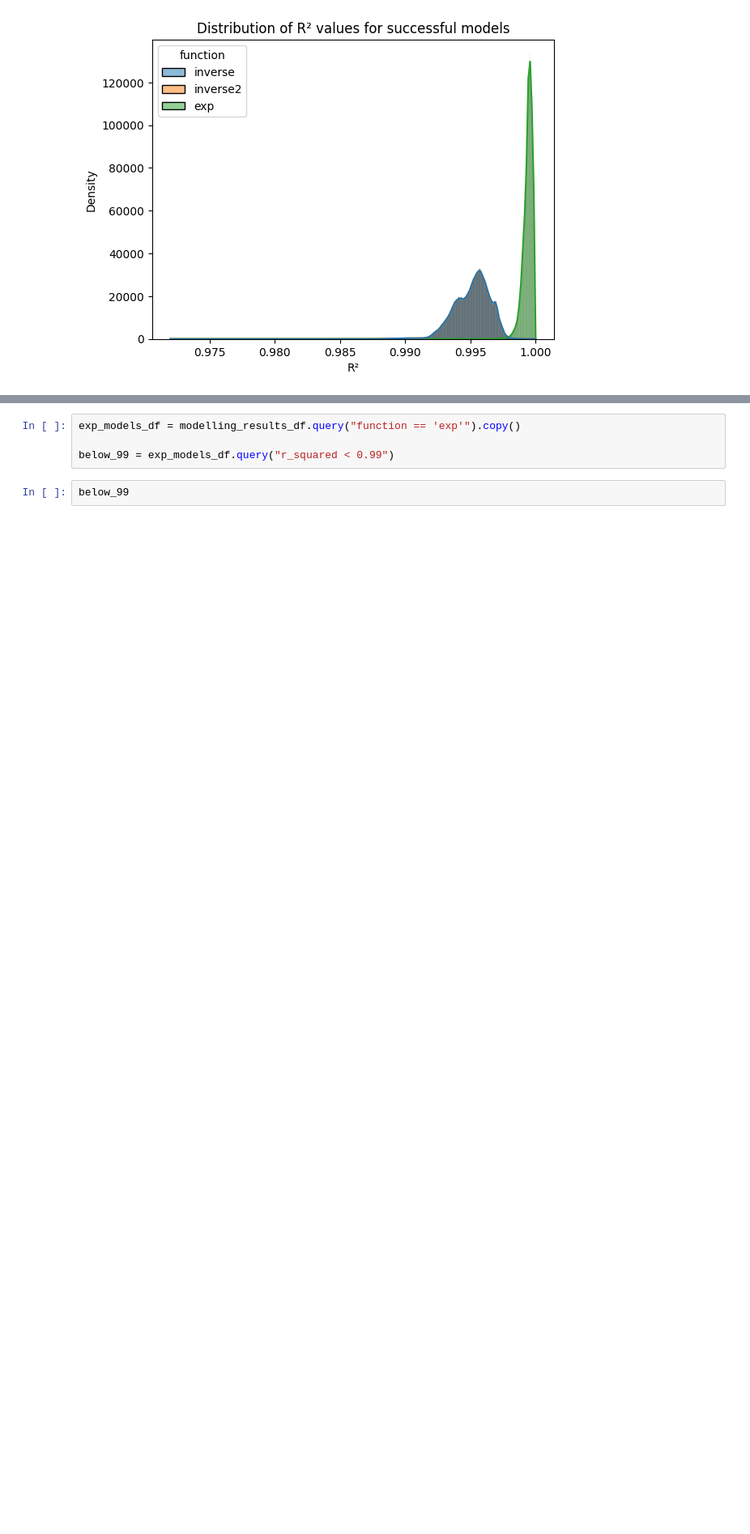
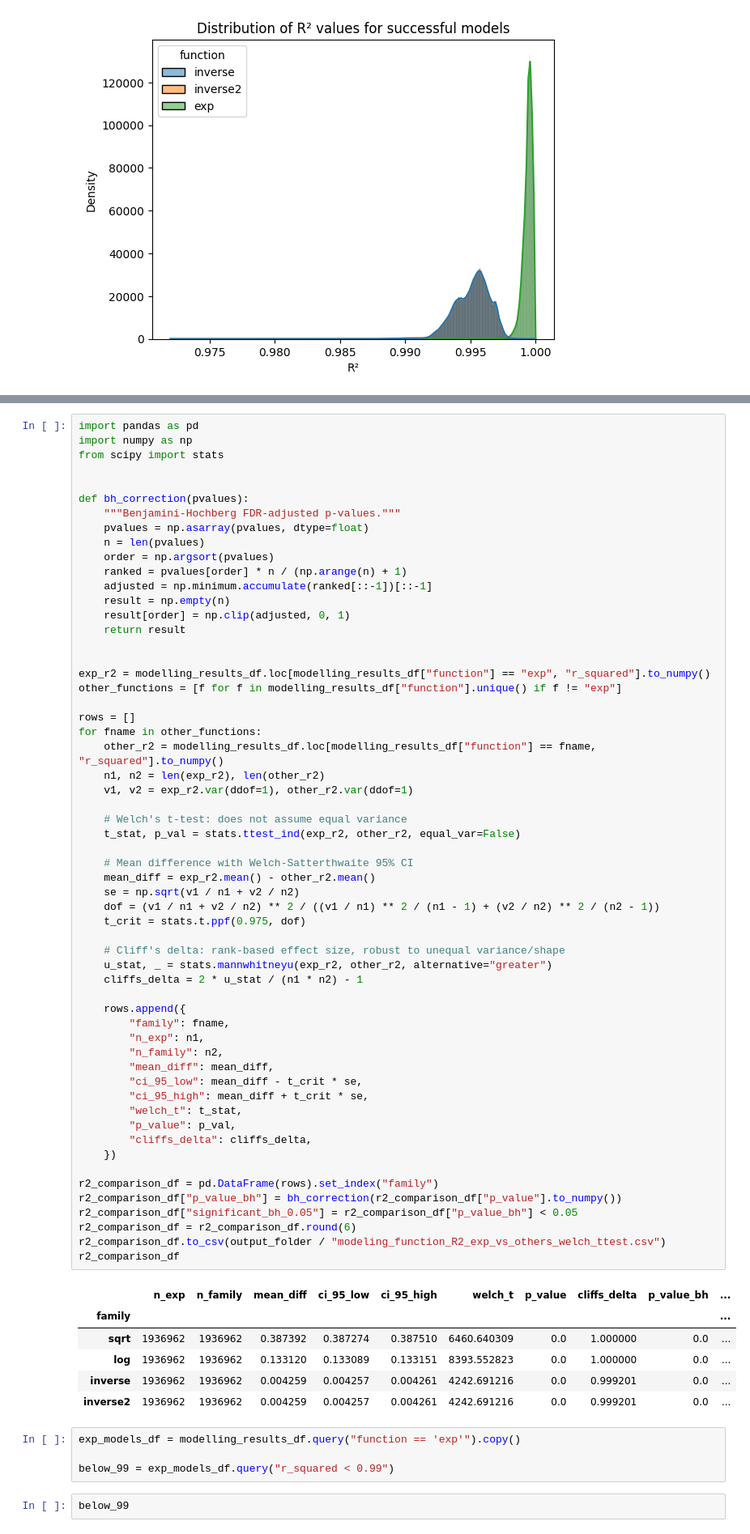
Before and after one commit to EtienneReboul/smiles_blocks, a Jupyter notebook: notebooks/2-er-visualize_modeling_results.ipynb, the cells around one changed output, grey strips where cells are left out. Shown at 81% size. Cells and saved outputs as stored; diff of their text form; blank space fills up the shorter version.

Commit message:
stats plus intro figure

```diff
--- a/notebooks/2-er-visualize_modeling_results.ipynb
+++ b/notebooks/2-er-visualize_modeling_results.ipynb
@@ -121,3 +127,68 @@ plt.show()
+# %%
+import pandas as pd
+import numpy as np
+from scipy import stats
+
+
+def bh_correction(pvalues):
+    """Benjamini-Hochberg FDR-adjusted p-values."""
+    pvalues = np.asarray(pvalues, dtype=float)
+    n = len(pvalues)
+    order = np.argsort(pvalues)
+    ranked = pvalues[order] * n / (np.arange(n) + 1)
+    adjusted = np.minimum.accumulate(ranked[::-1])[::-1]
+    result = np.empty(n)
+    result[order] = np.clip(adjusted, 0, 1)
+    return result
+
+
+exp_r2 = modelling_results_df.loc[modelling_results_df["function"] == "exp", "r_squared"].to_numpy()
+other_functions = [f for f in modelling_results_df["function"].unique() if f != "exp"]
+
+rows = []
+for fname in other_functions:
+    other_r2 = modelling_results_df.loc[modelling_results_df["function"] == fname, "r_squared"].to_numpy()
+    n1, n2 = len(exp_r2), len(other_r2)
+    v1, v2 = exp_r2.var(ddof=1), other_r2.var(ddof=1)
+
+    # Welch's t-test: does not assume equal variance
+    t_stat, p_val = stats.ttest_ind(exp_r2, other_r2, equal_var=False)
+
+    # Mean difference with Welch-Satterthwaite 95% CI
+    mean_diff = exp_r2.mean() - other_r2.mean()
+    se = np.sqrt(v1 / n1 + v2 / n2)
+    dof = (v1 / n1 + v2 / n2) ** 2 / ((v1 / n1) ** 2 / (n1 - 1) + (v2 / n2) ** 2 / (n2 - 1))
+    t_crit = stats.t.ppf(0.975, dof)
+
+    # Cliff's delta: rank-based effect size, robust to unequal variance/shape
+    u_stat, _ = stats.mannwhitneyu(exp_r2, other_r2, alternative="greater")
+    cliffs_delta = 2 * u_stat / (n1 * n2) - 1
+
+    rows.append({
+        "family": fname,
+        "n_exp": n1,
+        "n_family": n2,
+        "mean_diff": mean_diff,
+        "ci_95_low": mean_diff - t_crit * se,
+        "ci_95_high": mean_diff + t_crit * se,
+        "welch_t": t_stat,
+        "p_value": p_val,
+        "cliffs_delta": cliffs_delta,
+    })
+
+r2_comparison_df = pd.DataFrame(rows).set_index("family")
+r2_comparison_df["p_value_bh"] = bh_correction(r2_comparison_df["p_value"].to_numpy())
+r2_comparison_df["significant_bh_0.05"] = r2_comparison_df["p_value_bh"] < 0.05
+r2_comparison_df = r2_comparison_df.round(6)
+r2_comparison_df.to_csv(output_folder / "modeling_function_R2_exp_vs_others_welch_ttest.csv")
+r2_comparison_df
+# %% [output]
+|  | n_exp | n_family | mean_diff | ci_95_low | ci_95_high | welch_t | p_value | cliffs_delta | p_value_bh | ... |
+| family |  |  |  |  |  |  |  |  |  | ... |
+| sqrt | 1936962 | 1936962 | 0.387392 | 0.387274 | 0.387510 | 6460.640309 | 0.0 | 1.000000 | 0.0 | ... |
+| log | 1936962 | 1936962 | 0.133120 | 0.133089 | 0.133151 | 8393.552823 | 0.0 | 1.000000 | 0.0 | ... |
+| inverse | 1936962 | 1936962 | 0.004259 | 0.004257 | 0.004261 | 4242.691216 | 0.0 | 0.999201 | 0.0 | ... |
+| inverse2 | 1936962 | 1936962 | 0.004259 | 0.004257 | 0.004261 | 4242.691216 | 0.0 | 0.999201 | 0.0 | ... |
 # %%
 exp_models_df = modelling_results_df.query("function == 'exp'").copy()
 
```
Also changed, not shown: parts of 1 cell of this notebook, 3 other files.
